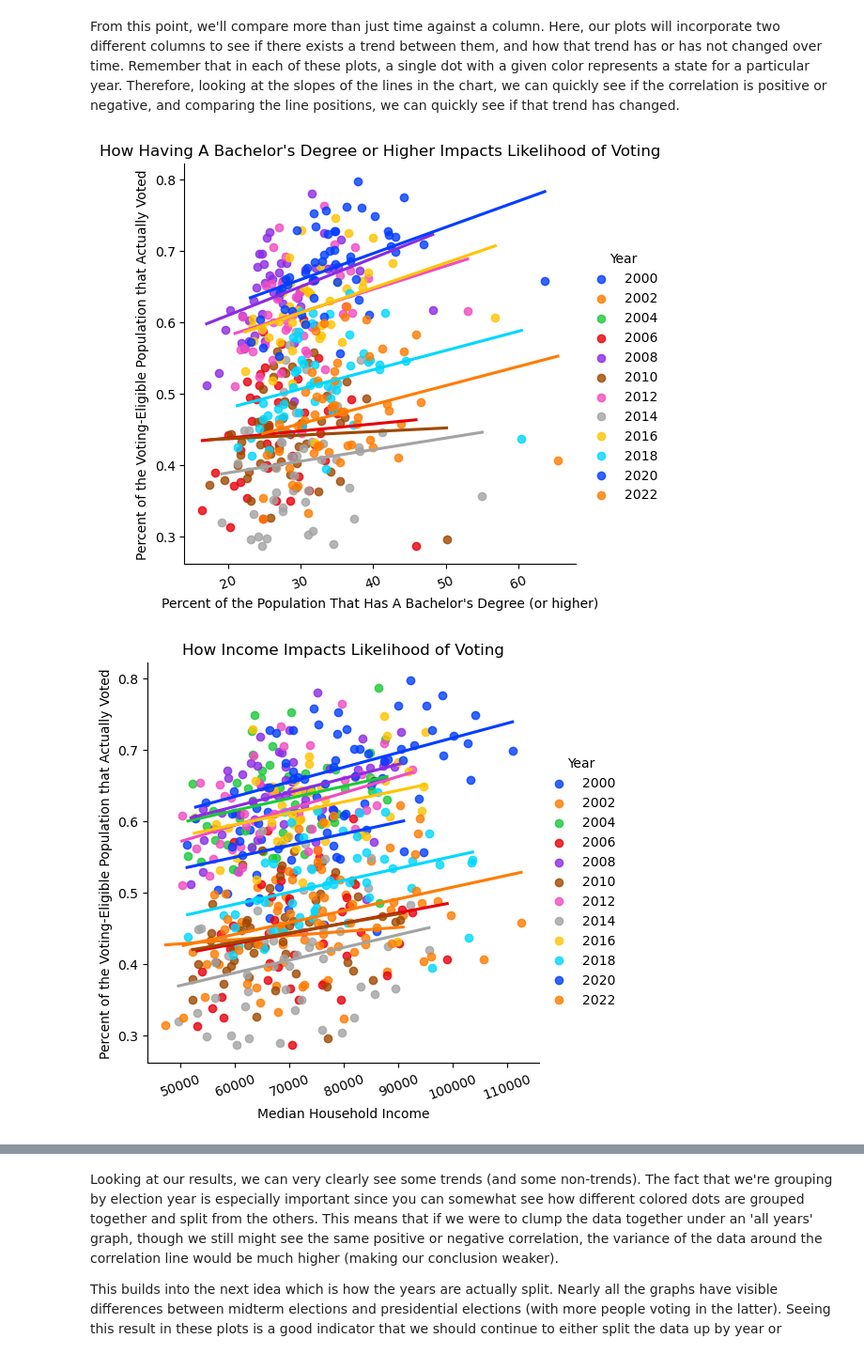
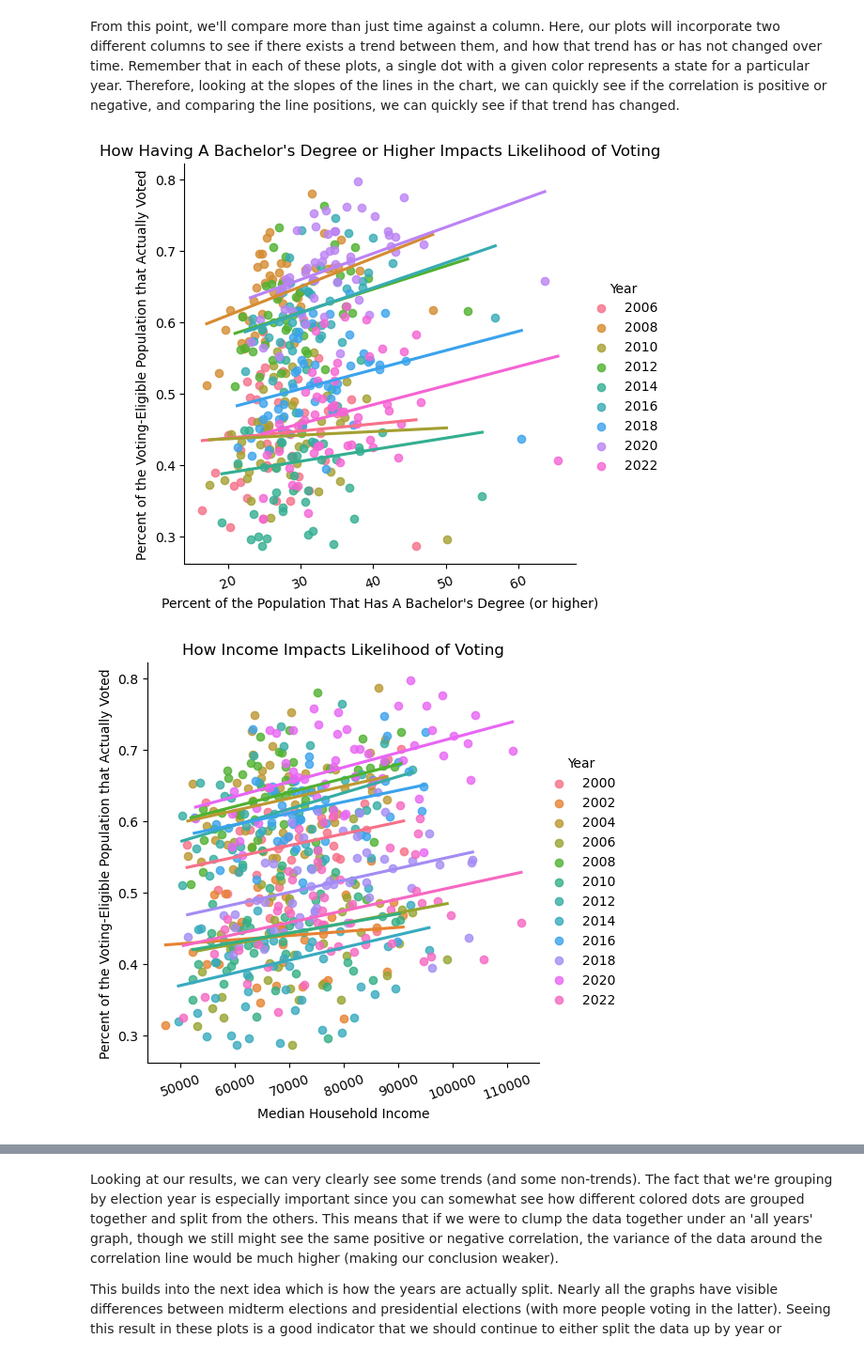
Before and after one commit to nikhilc52/info2950, a Jupyter notebook: ElectionDemographics.ipynb, the cells around one changed output, grey strips where cells are left out. Shown at 94% size. Drawn from its saved outputs; the diff is of its cells as text; code cells hidden in the pictures.

Commit message:
changed palette and removed years wtih NaN values from legend

```diff
--- a/ElectionDemographics.ipynb
+++ b/ElectionDemographics.ipynb
@@ -497,47 +497,57 @@ Finally, we're able to see some pretty clear outliers in our data (though not la
 # %% [markdown]
 From this point, we'll compare more than just time against a column. Here, our plots will incorporate two different columns to see if there exists a trend between them, and how that trend has or has not changed over time. Remember that in each of these plots, a single dot with a given color represents a state for a particular year. Therefore, looking at the slopes of the lines in the chart, we can quickly see if the correlation is positive or negative, and comparing the line positions, we can quickly see if that trend has changed.
 # %%
+#removing years that have NaN values for PercentBachelors
+plot_8_data = plotting_data_total[plotting_data_total['PercentBachelors'].notna()]
 #plot 8
-plot = sns.lmplot(data=plotting_data_total, x='PercentBachelors',y='PercentVotingEligibleVotes',hue='Year',palette="bright",ci=None)
+plot = sns.lmplot(data=plot_8_data, x='PercentBachelors',y='PercentVotingEligibleVotes',hue='Year',palette="husl",ci=None)
 plt.xticks(rotation=20)
 plt.xlabel('Percent of the Population That Has A Bachelor\'s Degree (or higher)')
 plt.ylabel('Percent of the Voting-Eligible Population that Actually Voted')
 plt.title('How Having A Bachelor\'s Degree or Higher Impacts Likelihood of Voting')
 plt.show()
 
+#removing years that have NaN values for Income
+plot_9_data = plotting_data_total[plotting_data_total['Income'].notna()]
 #plot 9
-plot = sns.lmplot(data=plotting_data_total, x='Income',y='PercentVotingEligibleVotes',hue='Year',palette="bright",ci=None)
+plot = sns.lmplot(data=plot_9_data, x='Income',y='PercentVotingEligibleVotes',hue='Year',palette="husl",ci=None)
 plt.xticks(rotation=20)
 plt.xlabel('Median Household Income')
 plt.ylabel('Percent of the Voting-Eligible Population that Actually Voted')
 plt.title('How Income Impacts Likelihood of Voting')
 plt.show()
 
+#removing years that have NaN values for PercentWhite
+plot_10_data = plotting_data_total[plotting_data_total['PercentWhite'].notna()]
 #plot 10
-plot = sns.lmplot(data=plotting_data_total, x='PercentWhite',y='PercentVotingEligibleVotes',hue='Year',palette="bright",ci=None)
+plot = sns.lmplot(data=plot_10_data, x='PercentWhite',y='PercentVotingEligibleVotes',hue='Year',palette="husl",ci=None)
 plt.xticks(rotation=20)
 plt.xlabel('Percent of the Population That Is White')
 plt.ylabel('Percent of the Voting-Eligible Population that Actually Voted')
 plt.title('How Diversity Impacts Likelihood of Voting')
 plt.show()
 
+#removing years that have NaN values for AverageAge
+plot_11_data = plotting_data_total[plotting_data_total['AverageAge'].notna()]
 #plot 11
-plot = sns.lmplot(data=plotting_data_total, x='AverageAge',y='PercentVotingEligibleVotes',hue='Year',palette="bright",ci=None)
+plot = sns.lmplot(data=plot_11_data, x='AverageAge',y='PercentVotingEligibleVotes',hue='Year',palette="husl",ci=None)
 plt.xticks(rotation=20)
 plt.xlabel('Estimated Average Age')
 plt.ylabel('Percent of the Voting-Eligible Population that Actually Voted')
 plt.title('How Age Impacts Likelihood of Voting')
 plt.show()
 
 #removing DC since it is a very clear outlier for this data, and throws off the graph too much
 plotting_data_total_no_dc = plotting_data_total[plotting_data_total['State'] != 'District of Columbia']
+#removing years that have NaN values for PopulationDensity
+plot_12_data = plotting_data_total_no_dc[plotting_data_total_no_dc['PopulationDensity'].notna()]
 #plot 12
-plot = sns.lmplot(data=plotting_data_total_no_dc, x='PopulationDensity',y='PercentVotingEligibleVotes',hue='Year',palette="bright",ci=None)
+plot = sns.lmplot(data=plot_12_data, x='PopulationDensity',y='PercentVotingEligibleVotes',hue='Year',palette="husl",ci=None)
 plt.xticks(rotation=20)
 plt.xlabel('Population Density (people/sq mi)')
 plt.ylabel('Percent of the Voting-Eligible Population that Actually Voted')
 plt.title('How Population Density Impacts Likelihood of Voting')
 plt.show()
 # %% [output]
-[figure, old version]
+[figure, new version]
-[figure, old version]
+[figure, new version]
```
Also changed, not shown: parts of 1 cell of this notebook.
